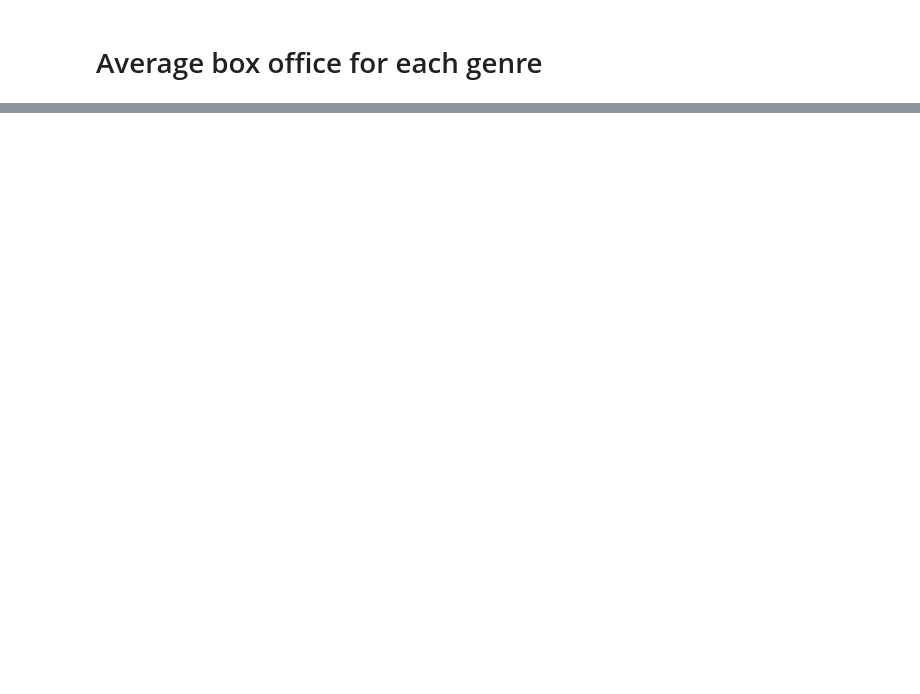
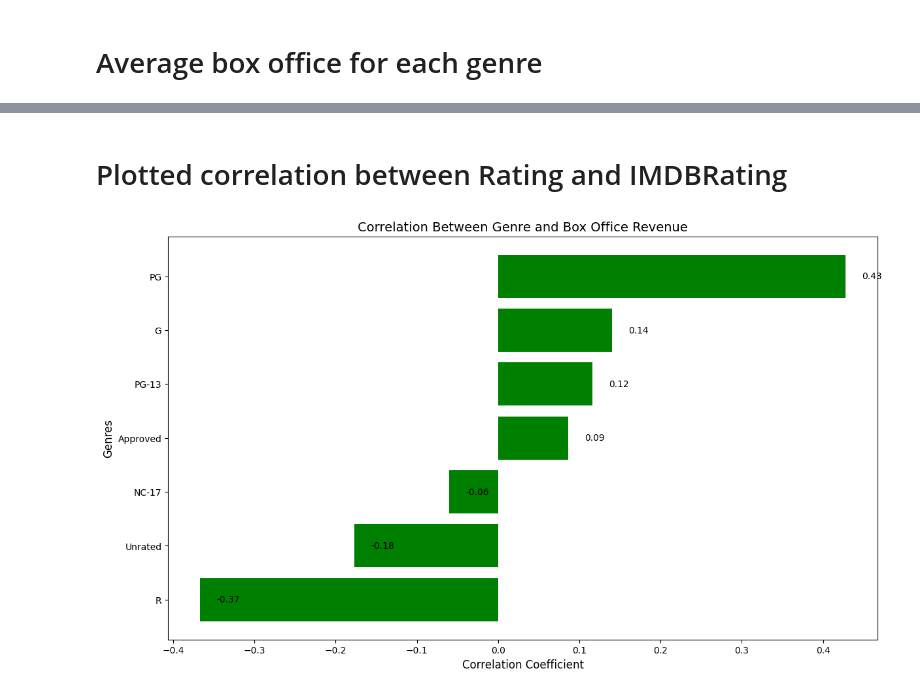
Before and after one commit to seetvn/movies_analysis, a Jupyter notebook: analyses/first.ipynb, the cells around one changed output, grey strips where cells are left out. Drawn from its saved outputs; the diff is of its cells as text; code cells hidden in the pictures; blank space fills up the shorter version.

```diff
--- a/analyses/first.ipynb
+++ b/analyses/first.ipynb
@@ -131,0 +155,5 @@ plt.gca().invert_yaxis()
+# %%
+rated_columns = one_hot_encoding_df.columns[23:]
+correlations = one_hot_encoding_df[rated_columns].corrwith(one_hot_encoding_df["BoxOffice"])
+correlations = correlations.sort_values(ascending=False)
+print(correlations)
@@ -131,0 +169,21 @@ plt.gca().invert_yaxis()
+# %% [markdown]
+# Plotted correlation between Rating and IMDBRating
+# %%
+# Sort correlations
+sorted_correlations = sorted(correlations.items(), key=lambda x: x[1],reverse=True)
+x_plot = [correlation[0] for correlation in sorted_correlations]
+y_plot = [correlation[1] for correlation in sorted_correlations]
+plt.figure(figsize=(14, 8))
+plt.barh(x_plot, y_plot, color="green")
+for i, v in enumerate(y_plot):
+    plt.text(v + 0.02, i, f"{v:.2f}", va="center", fontsize=10, color="black")
+
+
+plt.xlabel("Correlation Coefficient", fontsize=12)
+plt.ylabel("Genres", fontsize=12)
+plt.title("Correlation Between Genre and Box Office Revenue", fontsize=14)
+plt.gca().invert_yaxis()  # Highest correlation at the top
+
+plt.show()
+# %% [output]
+[figure, added]
```
Also changed, not shown: parts of 14 cells of this notebook.
